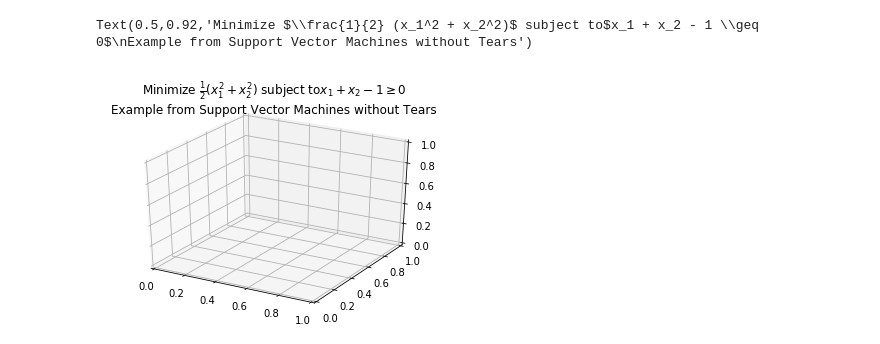
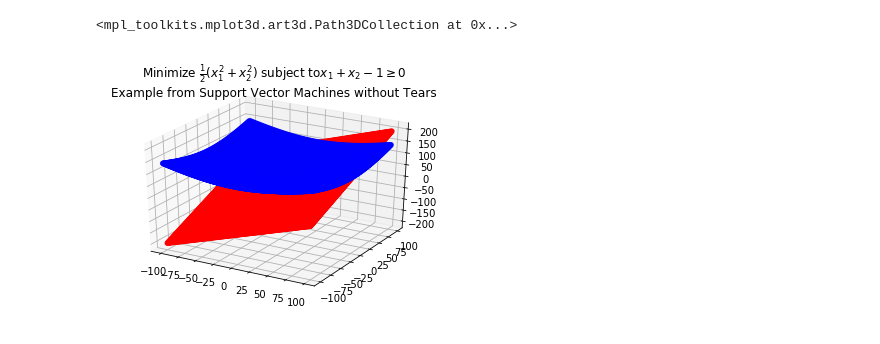
Before and after one commit to ggaarder7/yanhh0.github.io, a Jupyter notebook: quadratic-programming.ipynb, the cells around one changed output. Drawn from its saved outputs; the diff is of its cells as text; code cells hidden in the pictures.

```diff
--- a/quadratic-programming.ipynb
+++ b/quadratic-programming.ipynb
@@ -5,8 +5,24 @@ import numpy as np
 # %%
 fig = plt.figure()
 ax = fig.add_subplot(111, projection='3d')
 ax.set_title('Minimize $\\frac{1}{2} (x_1^2 + x_2^2)$ subject to$x_1 + x_2 - 1 \\geq 0$' '\n'
              'Example from Support Vector Machines without Tears')
+
+SIZE = 100
+STEP = 1
+X = np.arange(-SIZE, SIZE, STEP)
+Y = np.arange(-SIZE, SIZE, STEP)
+X, Y = np.meshgrid(X, Y)
+Z = np.sqrt(X**2+Y**2)
+
+ax.scatter(X, Y, Z, color='b')
+
+X = np.arange(-SIZE, SIZE, STEP)
+Y = np.arange(-SIZE, SIZE, STEP)
+X, Y = np.meshgrid(X, Y)
+Z = X+Y-1
+
+ax.scatter(X, Y, Z, color='r')
 # %% [output]
-Text(0.5,0.92,'Minimize $\\frac{1}{2} (x_1^2 + x_2^2)$ subject to$x_1 + x_2 - 1 \\geq 0$\nExample from Support Vector Machines without Tears')
+<mpl_toolkits.mplot3d.art3d.Path3DCollection at 0x...>
-[figure, old version]
+[figure, new version]
```
Also changed, not shown: parts of 4 cells of this notebook.
